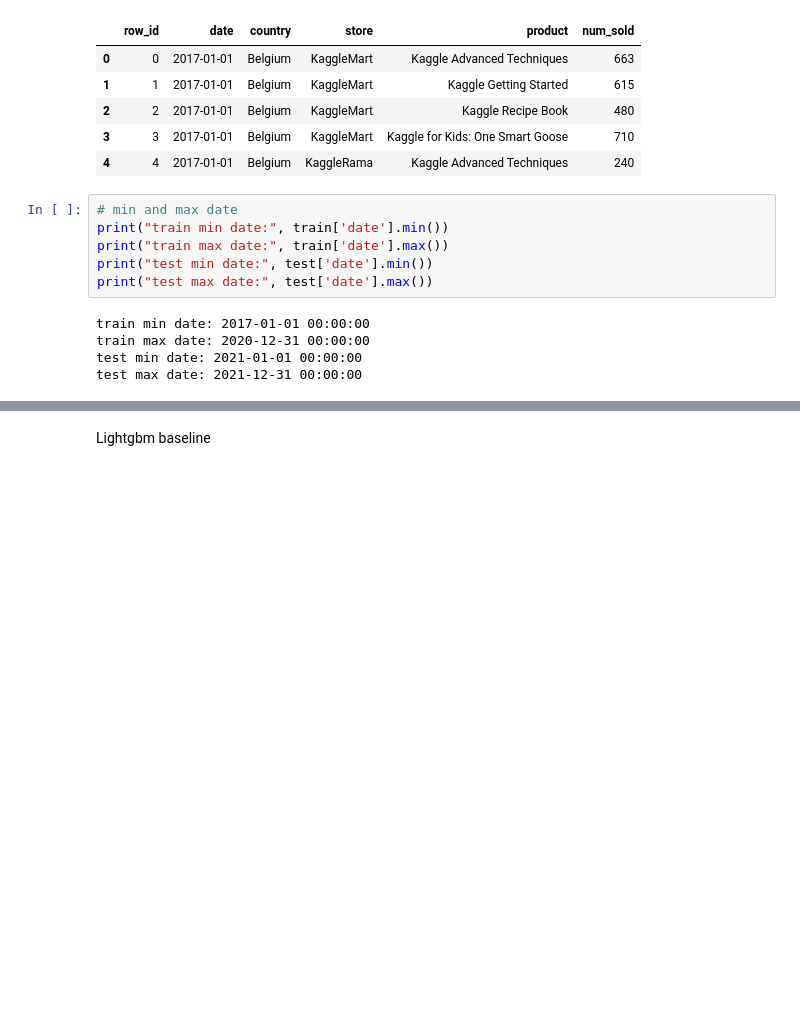
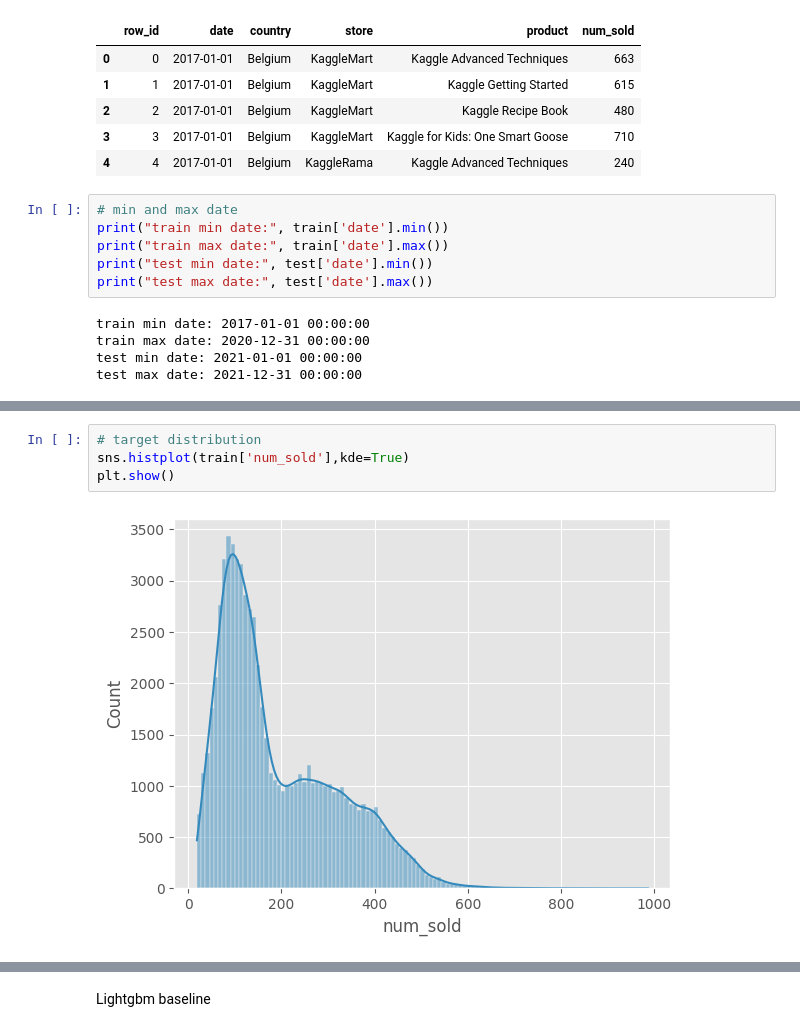
Before and after one commit to datanetai/Machine-Learning, a Jupyter notebook: tps/sep-2022/lightgbm.ipynb, the cells around one changed output, grey strips where cells are left out. Drawn from its saved outputs; the diff is of its cells as text; blank space fills up the shorter version.

```diff
--- a/tps/sep-2022/lightgbm.ipynb
+++ b/tps/sep-2022/lightgbm.ipynb
@@ -52,0 +53,6 @@ plt.show()
+# %%
+# target distribution
+sns.histplot(train['num_sold'],kde=True)
+plt.show()
+# %% [output]
+[figure, added]
```
Also changed, not shown: parts of 10 cells of this notebook.
